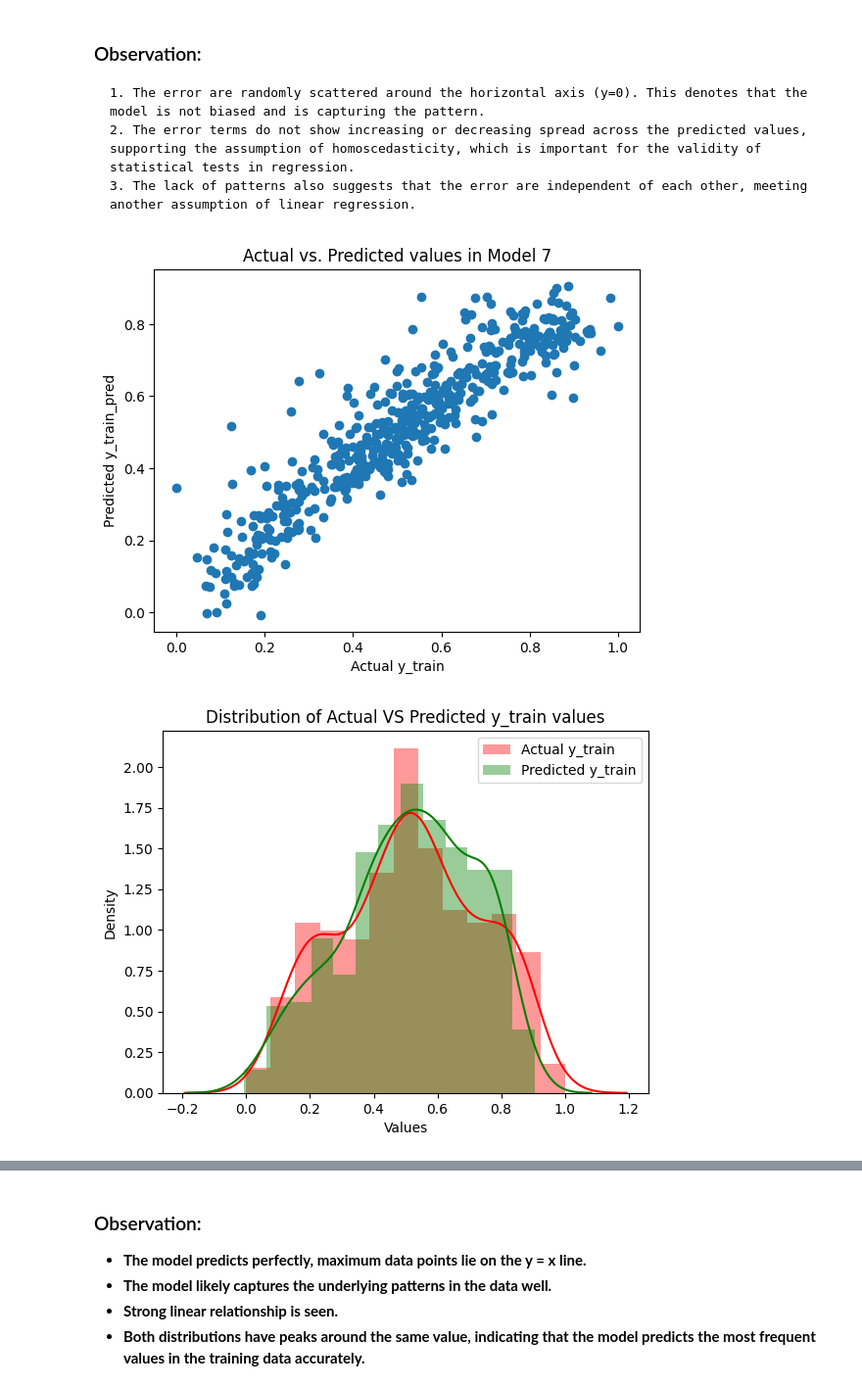
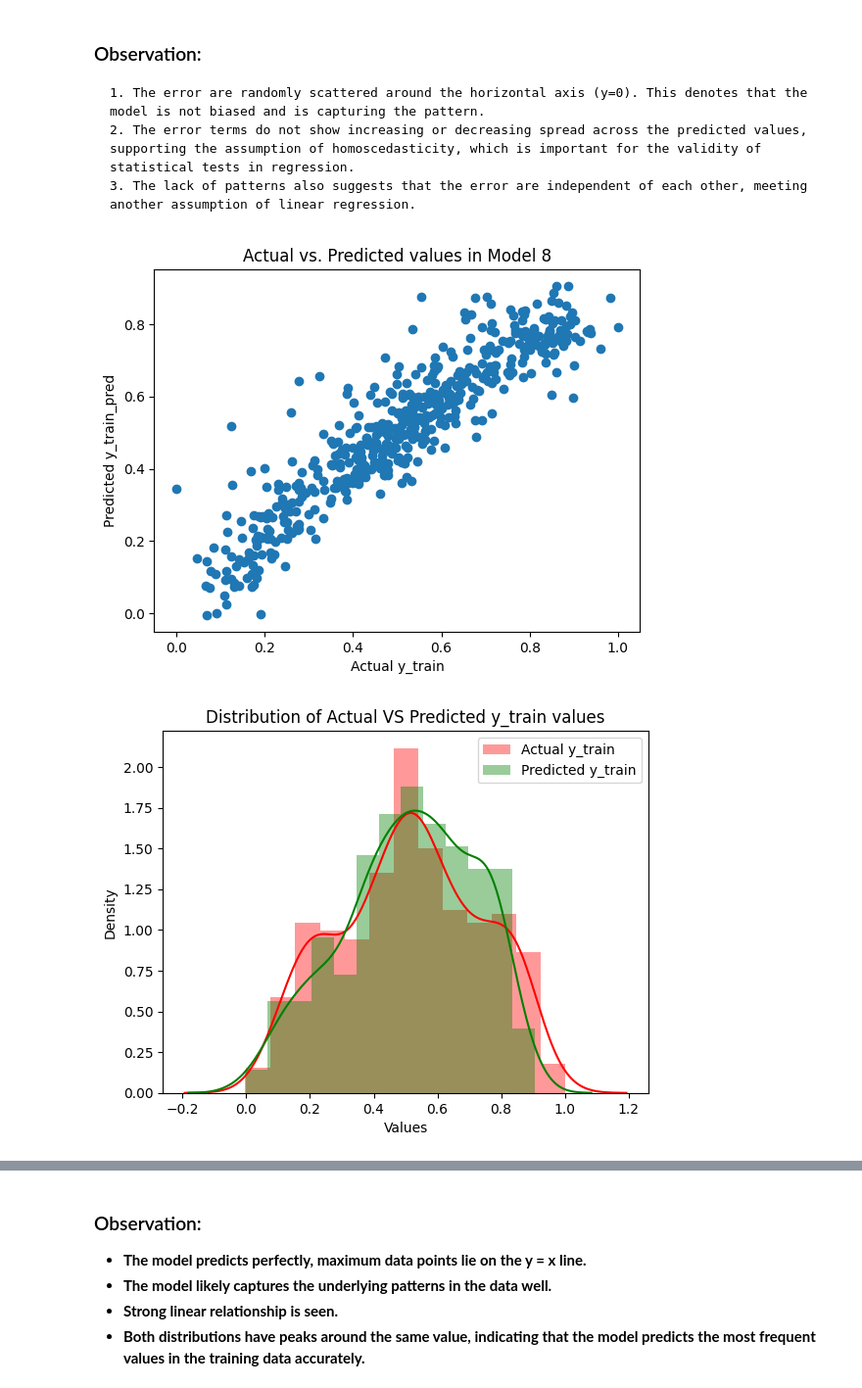
Before and after one commit to subhrajitpyne/Bike_Sharing_Assignment, a Jupyter notebook: Boom_Bike_Assignment_SubhrajitPyne-Final.ipynb, the cells around one changed output, grey strips where cells are left out. Shown at 98% size. Cells and saved outputs as stored; diff of their text form; code cells hidden in the pictures.

```diff
--- a/Boom_Bike_Assignment_SubhrajitPyne-Final.ipynb
+++ b/Boom_Bike_Assignment_SubhrajitPyne-Final.ipynb
@@ -715,8 +715,8 @@ vif_data.sort_values(by='VIF',ascending=False)
 # %% [markdown]
 ### Model 4
 # %%
-X_train_sm = X_train_sm.drop("month_Feb",axis=1)
-X_test_sm = X_test_sm.drop("month_Feb",axis=1)
+X_train_sm = X_train_sm.drop("month_May",axis=1)
+X_test_sm = X_test_sm.drop("month_May",axis=1)
 # %%
 model4=sm.OLS(np.array(y_train),X_train_sm)
 res4=model4.fit()
@@ -1020,4 +1011,5 @@ Train: 0.845 Test: 0.805
 # %%
-#model8=sm.OLS(np.array(y_train),X_train_sm)
-#res8=model8.fit()
-#res8.summary()
+model8=sm.OLS(np.array(y_train),X_train_sm)
+res8=model8.fit()
+res8.summary()
+#All p-values are good now
@@ -1065,6 +1126,6 @@ Train: 0.845 Test: 0.805
 #### This is important because error terms must have Normal distribution else linaer regression model won't work
 # %%
 #Predicting the Y_train value(Count) using the model
-y_train_pred = res7.predict(X_train_sm)
+y_train_pred = res8.predict(X_train_sm)
 y_train_pred.head()
 # %% [output]
@@ -1115,11 +1176,11 @@ plt.show()
 # %%
 plt.scatter(y_train, y_train_pred)
 plt.xlabel('Actual y_train')
 plt.ylabel('Predicted y_train_pred')
-plt.title('Actual vs. Predicted values in Model 7')
+plt.title('Actual vs. Predicted values in Model 8')
 plt.show()
 # %% [output]
-[figure, old version]
+[figure, new version]
 # %%
 #Comparing distributions of y_train and y_train_pred
 sns.distplot(y_train,color='red', label='Actual y_train')
@@ -1129,7 +1190,7 @@ plt.legend()
 plt.title('Distribution of Actual VS Predicted y_train values')
 plt.show()
 # %% [output]
-[figure, old version]
+[figure, new version]
 # %%
 #Plotting actual vs Predicted Data
 plt.scatter(y_train, y_train_pred , label='Actual VS Predicted')
```
Also changed, not shown: parts of 50 cells of this notebook.
